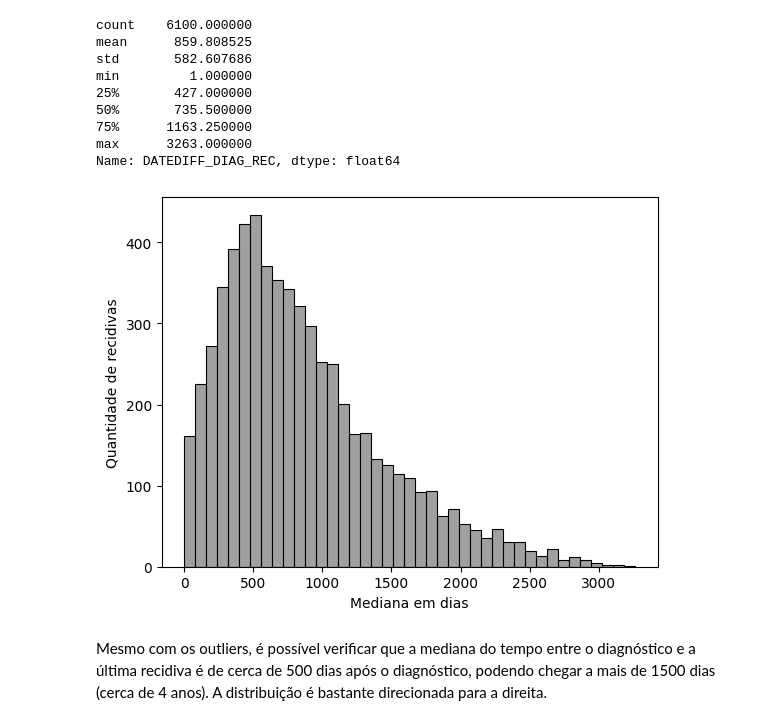
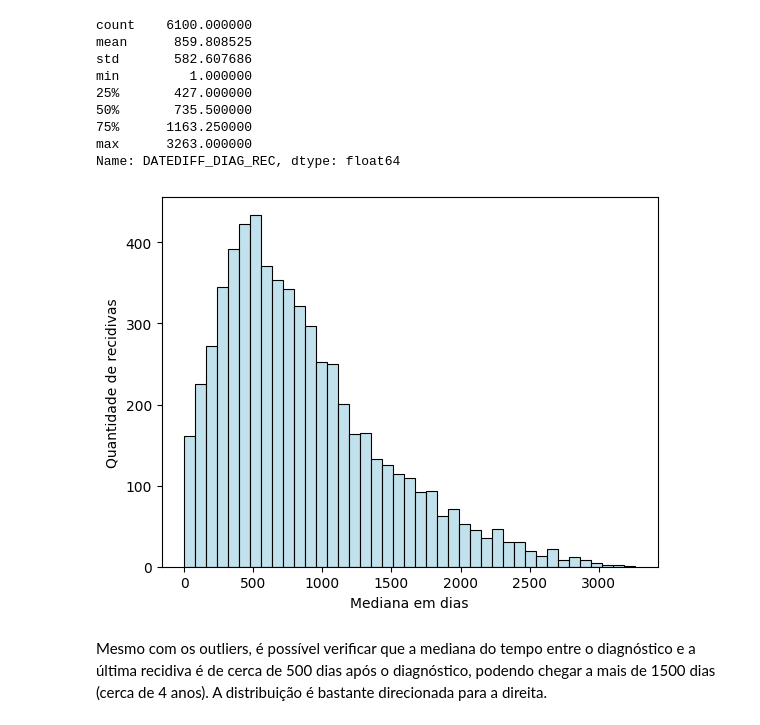
Before and after one commit to ailafelixa/ML-Model-Breast-Cancer-Recurrence, a Jupyter notebook: Breast_Cancer_Recurrence_Model.ipynb, the cells around one changed output. Saved outputs shown, nothing was run; the diff lists cells and outputs as text; code cells hidden in the pictures.

```diff
--- a/Breast_Cancer_Recurrence_Model.ipynb
+++ b/Breast_Cancer_Recurrence_Model.ipynb
@@ -917,11 +965,11 @@ min         1.000000
 max      3263.000000
 Name: DATEDIFF_DIAG_REC, dtype: float64
 # %%
-sns.histplot(df['DATEDIFF_DIAG_REC'].loc[df['DATEDIFF_DIAG_REC']>0], color='grey')
+sns.histplot(df['DATEDIFF_DIAG_REC'].loc[df['DATEDIFF_DIAG_REC']>0], color='lightblue')
 plt.xlabel('Mediana em dias')
 plt.ylabel('Quantidade de recidivas')
 plt.show()
 # %% [output]
-[figure, old version]
+[figure, new version]
 # %% [markdown]
 Mesmo com os outliers, é possível verificar que a mediana do tempo entre o diagnóstico e a última recidiva é de cerca de 500 dias após o diagnóstico, podendo chegar a mais de 1500 dias (cerca de 4 anos). A distribuição é bastante direcionada para a direita.
```
Also changed, not shown: parts of 65 cells of this notebook.
